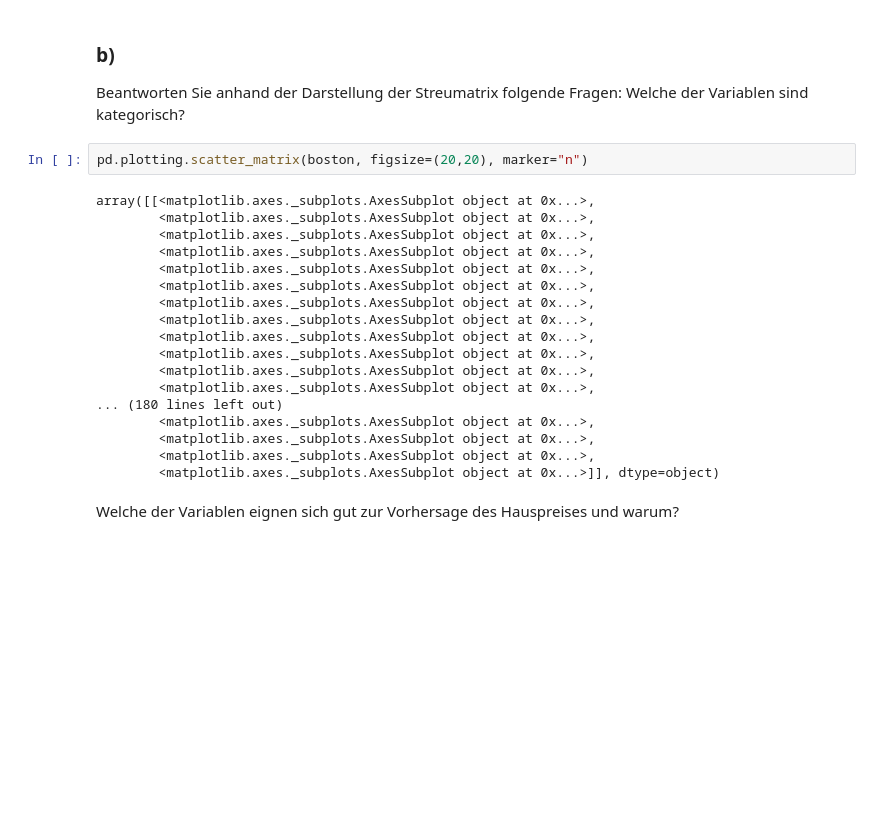
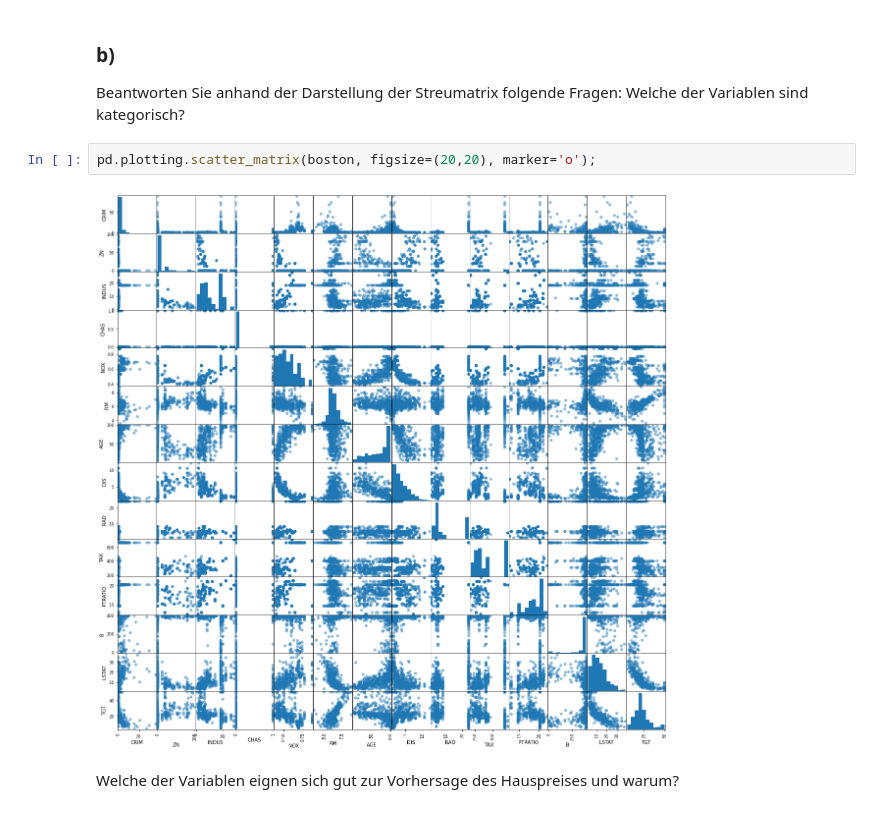
Before and after one commit to LasterSlaster/ML_A2, a Jupyter notebook: Aufgabe1.ipynb, the cells around one changed output. Cells and saved outputs as stored; diff of their text form; blank space fills up the shorter version.

```diff
--- a/Aufgabe1.ipynb
+++ b/Aufgabe1.ipynb
@@ -67,25 +64,9 @@ Beantworten Sie anhand der Darstellung der Streumatrix folgende Fragen:
 Welche der Variablen sind
 kategorisch?
 # %%
-pd.plotting.scatter_matrix(boston, figsize=(20,20), marker="n")
+pd.plotting.scatter_matrix(boston, figsize=(20,20), marker='o');
 # %% [output]
-array([[<matplotlib.axes._subplots.AxesSubplot object at 0x...>,
-        <matplotlib.axes._subplots.AxesSubplot object at 0x...>,
-        <matplotlib.axes._subplots.AxesSubplot object at 0x...>,
-        <matplotlib.axes._subplots.AxesSubplot object at 0x...>,
-        <matplotlib.axes._subplots.AxesSubplot object at 0x...>,
-        <matplotlib.axes._subplots.AxesSubplot object at 0x...>,
-        <matplotlib.axes._subplots.AxesSubplot object at 0x...>,
-        <matplotlib.axes._subplots.AxesSubplot object at 0x...>,
-        <matplotlib.axes._subplots.AxesSubplot object at 0x...>,
-        <matplotlib.axes._subplots.AxesSubplot object at 0x...>,
-        <matplotlib.axes._subplots.AxesSubplot object at 0x...>,
-        <matplotlib.axes._subplots.AxesSubplot object at 0x...>,
-... (180 lines left out)
-        <matplotlib.axes._subplots.AxesSubplot object at 0x...>,
-        <matplotlib.axes._subplots.AxesSubplot object at 0x...>,
-        <matplotlib.axes._subplots.AxesSubplot object at 0x...>,
-        <matplotlib.axes._subplots.AxesSubplot object at 0x...>]], dtype=object)
+[figure, added]
 # %% [markdown]
 Welche der Variablen eignen sich gut zur Vorhersage des Hauspreises und
 warum?
```
Also changed, not shown: parts of 13 cells of this notebook.
